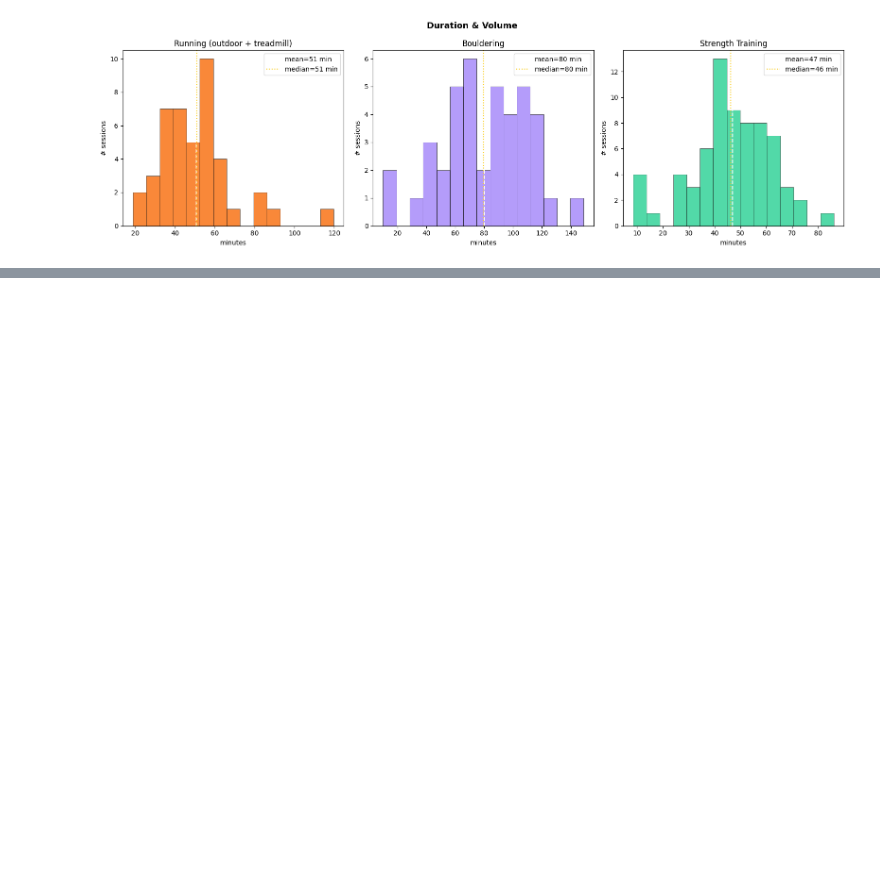
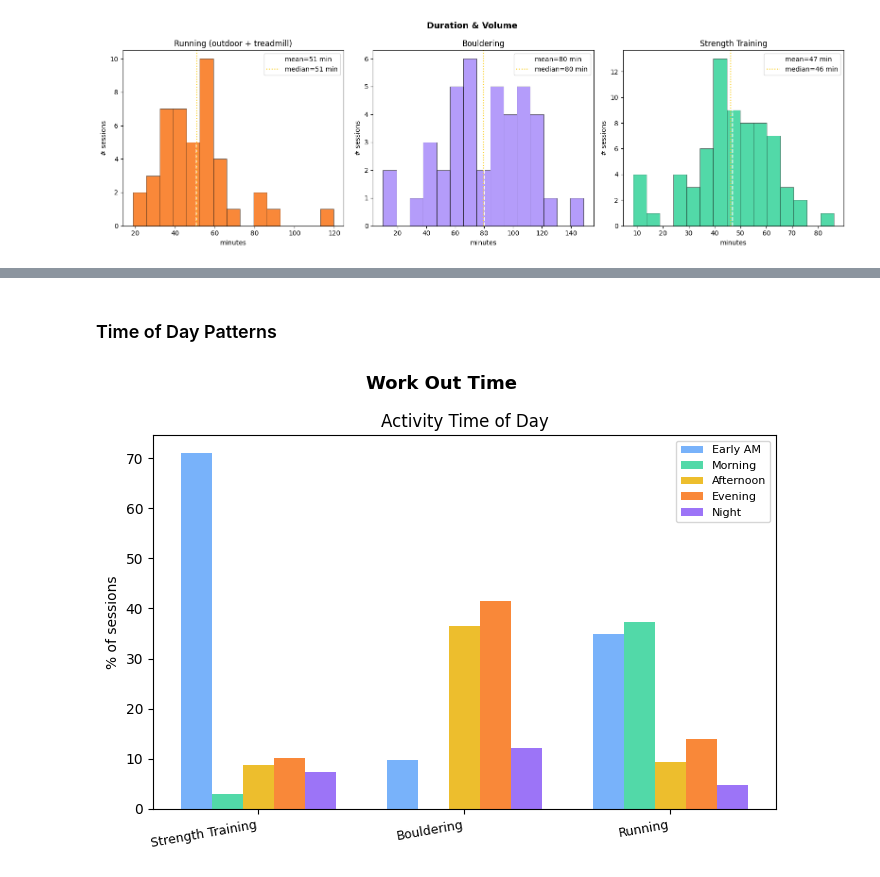
Before and after one commit to jinsung-kim/internet-experiments, a Jupyter notebook: garmin_analysis.ipynb, the cells around one changed output, grey strips where cells are left out. Saved outputs shown, nothing was run; the diff lists cells and outputs as text; code cells hidden in the pictures; blank space fills up the shorter version.

```diff
--- a/garmin_analysis.ipynb
+++ b/garmin_analysis.ipynb
@@ -276,0 +423,39 @@ dur_summary = dur_summary.round(1)
+# %% [markdown]
+### Time of Day Patterns
+# %%
+def time_block(h):
+	if   h < 6:  return 'Night'
+	elif h < 9:  return 'Early AM'
+	elif h < 12: return 'Morning'
+	elif h < 17: return 'Afternoon'
+	elif h < 20: return 'Evening'
+	else:        return 'Night'
+
+df['time_block'] = df['hour'].apply(time_block)
+
+blocks = ['Early AM','Morning','Afternoon','Evening','Night']
+block_colors = ['#60a5fa','#34d399','#eab308','#f97316','#8b5cf6']
+top_types = ['Strength Training','Bouldering','Running']
+
+fig, ax = plt.subplots(figsize=(7, 5))
+fig.suptitle('Work Out Time', fontsize=13, fontweight='bold')
+
+x = np.arange(len(top_types))
+width = 0.15
+for i, (blk, clr) in enumerate(zip(blocks, block_colors)):
+	vals = []
+	for t in top_types:
+		sub = df[df['Activity Type'].str.contains(t)]
+		pct = (sub['time_block']==blk).sum() / len(sub) * 100 if len(sub) else 0
+		vals.append(pct)
+	ax.bar(x + i*width, vals, width, label=blk, color=clr, alpha=0.85)
+ax.set_xticks(x + width*2)
+ax.set_xticklabels(top_types, rotation=10, ha='right', fontsize=9)
+ax.set_ylabel('% of sessions')
+ax.set_title('Activity Time of Day')
+ax.legend(fontsize=8, loc='upper right')
+
+plt.tight_layout()
+plt.show()
+# %% [output]
+[figure, added]
```
Also changed, not shown: parts of 16 cells of this notebook.
